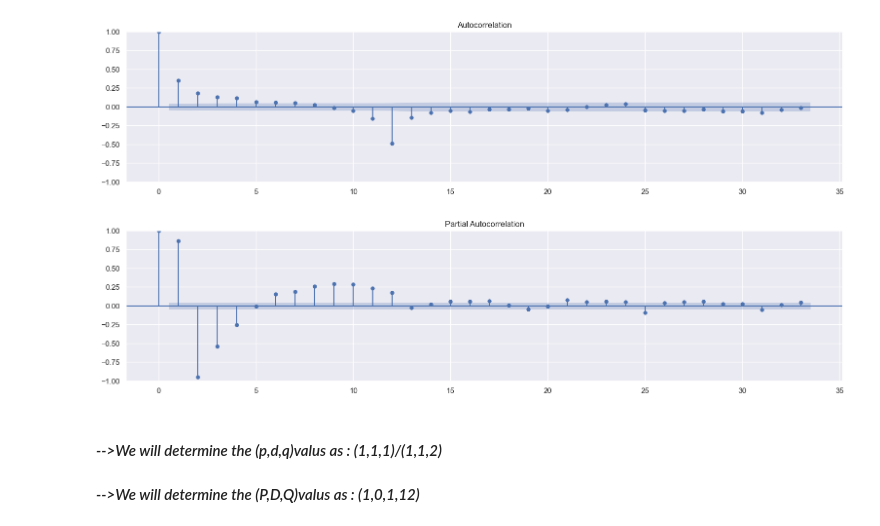
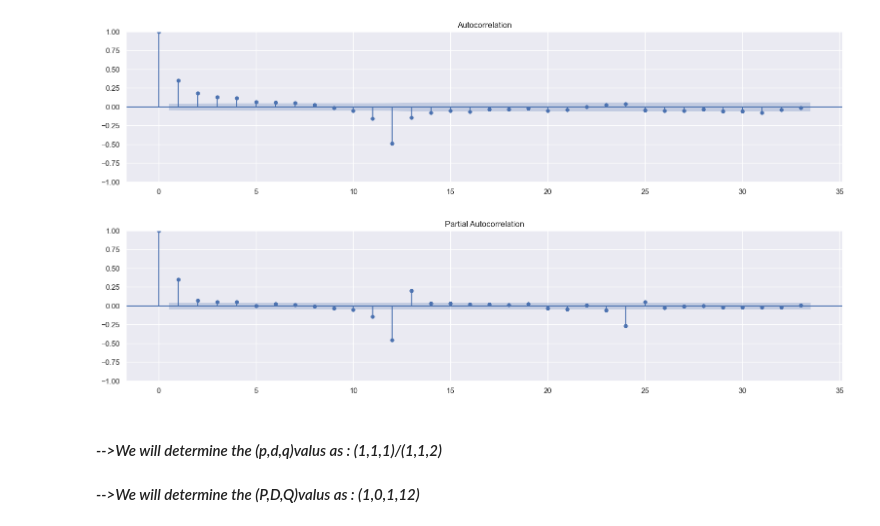
Before and after one commit to omars1234/Siteck, a Jupyter notebook: Earth_Tempreture.ipynb, the cells around one changed output. Cells and saved outputs as stored; diff of their text form; code cells hidden in the pictures.

Commit message:
adjusting PACF feature difference

```diff
--- a/Earth_Tempreture.ipynb
+++ b/Earth_Tempreture.ipynb
@@ -451,9 +451,9 @@ plot_acf(data["landaveragetemperature"].diff(12).dropna()).set_size_inches(19,4)
 # %% [output]
 [figure]
 # %%
-plot_pacf(data["landaveragetemperature"].dropna()).set_size_inches(19,4);
+plot_pacf(data["landaveragetemperature"].diff(12).dropna()).set_size_inches(19,4);
 # %% [output]
-[figure, old version]
+[figure, new version]
 # %% [markdown]
 #### *-->We will determine the (p,d,q)valus as : (1,1,1)/(1,1,2)*
 #### *-->We will determine the (P,D,Q)valus as : (1,0,1,12)*
```
Also changed, not shown: parts of 2 cells of this notebook.
